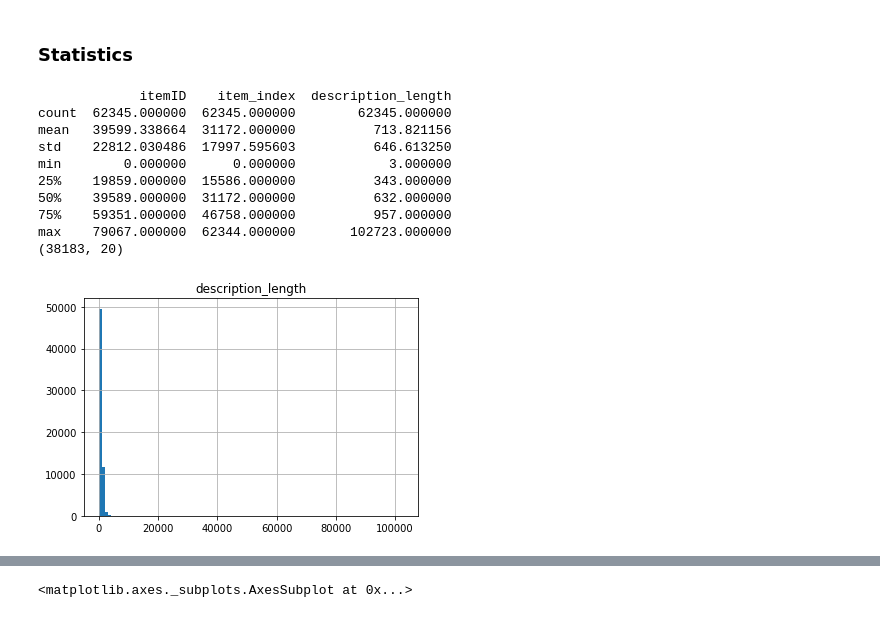
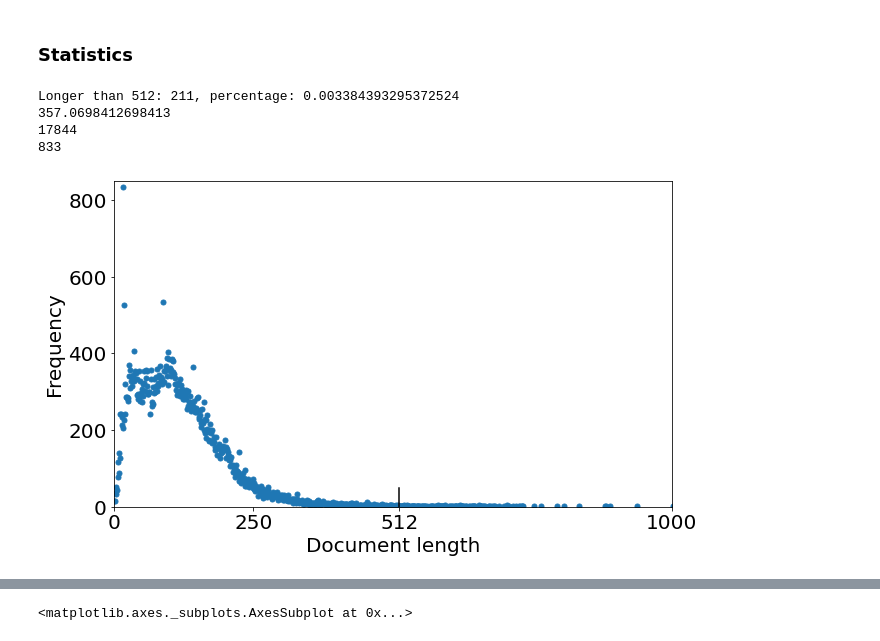
Before and after one commit to Janek7/ds-data-mining-cup, a Jupyter notebook: content_based_descriptions.ipynb, the cells around one changed output, grey strips where cells are left out. Saved outputs shown, nothing was run; the diff lists cells and outputs as text; code cells hidden in the pictures.

```diff
--- a/content_based_descriptions.ipynb
+++ b/content_based_descriptions.ipynb
@@ -154,21 +156,38 @@ dtypes: int64(1), object(17)
 memory usage: 148.1+ KB
 # %% [markdown]
 ### Statistics
-# %%
-items_enriched['description_length'] = items_enriched.apply(lambda row: len(row['description']), axis=1)
-print(items_enriched.describe())
-items_enriched.hist(column=['description_length'], bins=100)
-print(items_enriched[items_enriched['description_length'] > 512].shape)
-# %% [output]
-             itemID    item_index  description_length
-count  62345.000000  62345.000000        62345.000000
-mean   39599.338664  31172.000000          713.821156
-std    22812.030486  17997.595603          646.613250
-min        0.000000      0.000000            3.000000
-25%    19859.000000  15586.000000          343.000000
-50%    39589.000000  31172.000000          632.000000
-75%    59351.000000  46758.000000          957.000000
-max    79067.000000  62344.000000       102723.000000
-(38183, 20)
-[figure, removed]
+# %%
+items_enriched['description_length'] = items_enriched.apply(lambda row: len(row['description'].split()), axis=1)
+items_enriched_longer_512 = items_enriched[items_enriched['description_length'] > 512]
+print("Longer than 512: {}, percentage: {}".format(items_enriched_longer_512.shape[0], items_enriched_longer_512.shape[0] / items_enriched.shape[0]))
+description_lengths_counts = items_enriched['description_length'].value_counts()
+lengths = description_lengths_counts.index.values.tolist()
+print(sum(lengths) / len(lengths))
+print(max(lengths))
+frequencies = description_lengths_counts.tolist()
+print(max(frequencies))
+# %% [output]
+Longer than 512: 211, percentage: 0.003384393295372524
+357.0698412698413
+17844
+833
+# %%
+fig, ax = plt.subplots(figsize=(10, 6))
+ax.plot(lengths, frequencies, 'o', markersize=5)
+ax.set_xlim(left=0, right=1000)
+ax.set_ylim(top = 850, bottom=0)
+ax.set_xticks([0, 250, 512, 1000])
+ax.set_xticklabels([0, 250, 512, 1000])
+ax.tick_params(axis='both', labelsize=20)
+ax.xaxis.label.set_size(20)
+ax.yaxis.label.set_size(20)
+ax.set_xlabel("Document length")
+ax.set_ylabel("Frequency")
+ax.plot([512, 512], [0, 50], 'k-')
+# ax.plot(z, color='black', label='Cosine wave')
+
+plt.savefig('doc-length-distribution.png')
+plt.show()
+# %% [output]
+[figure, added]
 # %%
```
Also changed, not shown: parts of 15 cells of this notebook.
